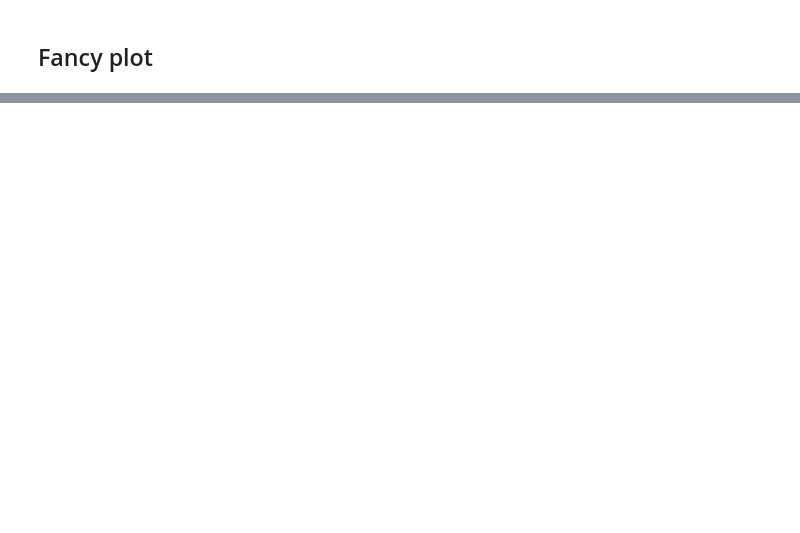
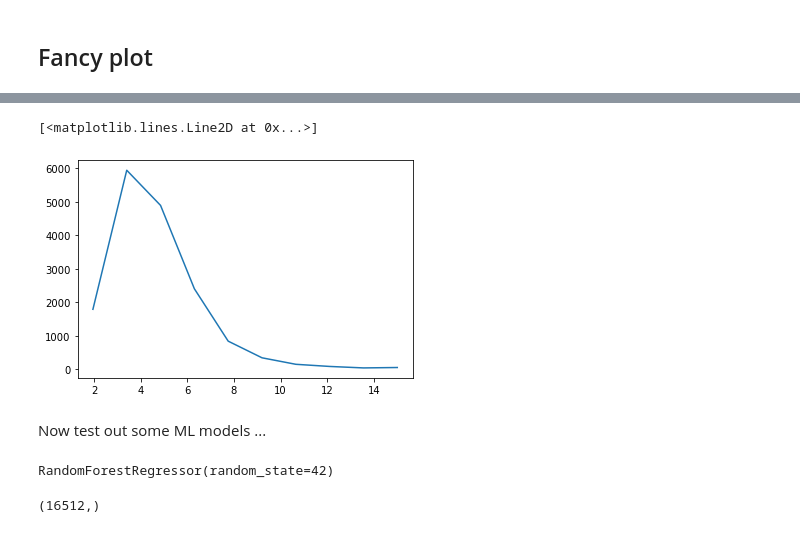
Before and after one commit to JulioTBacmeister/myPythonTools, a Jupyter notebook: MachineLearning/CA_housing.ipynb, the cells around one changed output, grey strips where cells are left out. Drawn from its saved outputs; the diff is of its cells as text; code cells hidden in the pictures; blank space fills up the shorter version.

```diff
--- a/MachineLearning/CA_housing.ipynb
+++ b/MachineLearning/CA_housing.ipynb
@@ -131,0 +241,12 @@ print(X[0:10,:])
+# %%
+plt.plot(his[1][1:],his[0])
+# %% [output]
+[<matplotlib.lines.Line2D at 0x...>]
+[figure, added]
+# %% [markdown]
+Now test out some ML models ...
+# %%
+forest_reg = RandomForestRegressor(n_estimators=100, random_state=42)
+forest_reg.fit(housing_prepared, housing_median_value)
+# %% [output]
+RandomForestRegressor(random_state=42)
@@ -131,0 +255,4 @@ print(X[0:10,:])
+# %%
+np.shape(housing_median_value)
+# %% [output]
+(16512,)
```
Also changed, not shown: parts of 23 cells of this notebook, 2 other files.
